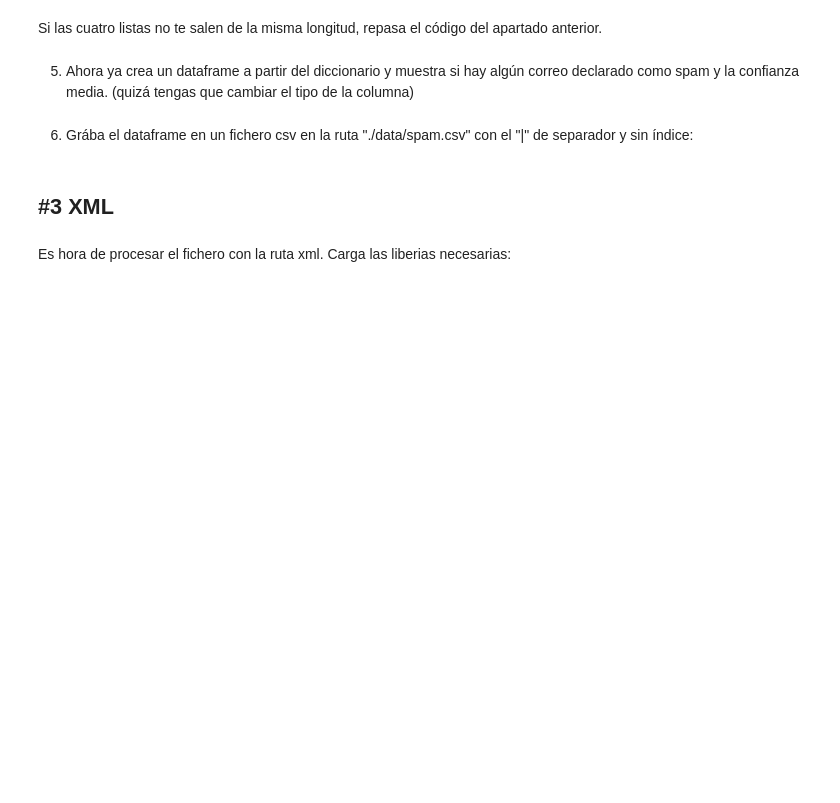
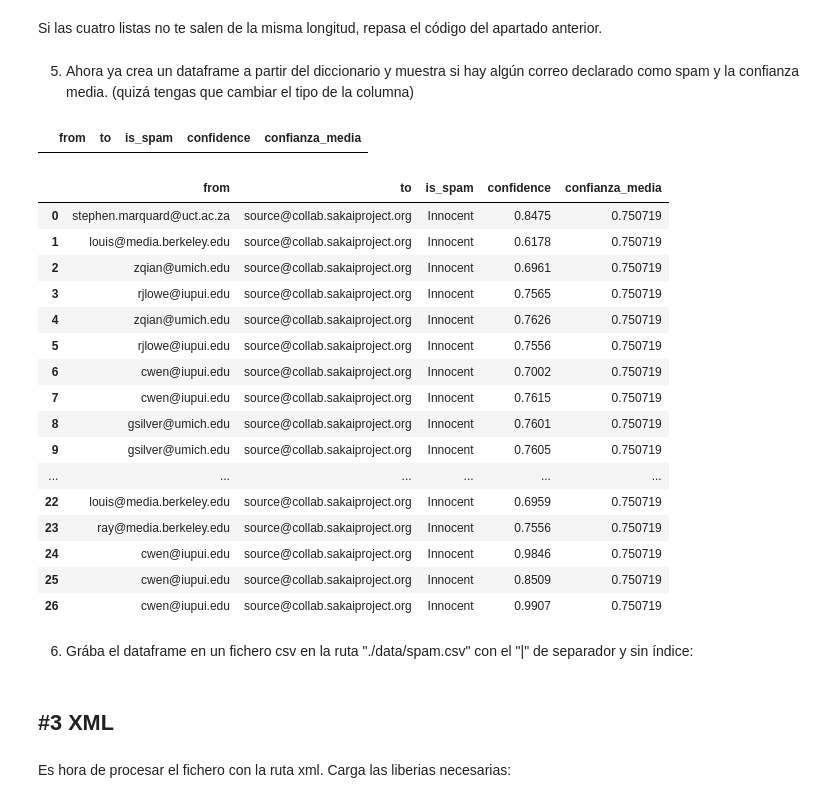
Before and after one commit to JesusGs91/ONLINE_DS_THEBRIDGE_JesusGonzalezSuarez, a Jupyter notebook: Sprint5/Unidad_02/Practica_Obligatoria/18_Practica_Obligatoria_Ficheros.ipynb, the cells around one changed output. Saved outputs shown, nothing was run; the diff lists cells and outputs as text; code cells hidden in the pictures; blank space fills up the shorter version.

```diff
--- a/Sprint5/Unidad_02/Practica_Obligatoria/18_Practica_Obligatoria_Ficheros.ipynb
+++ b/Sprint5/Unidad_02/Practica_Obligatoria/18_Practica_Obligatoria_Ficheros.ipynb
@@ -214,0 +239,29 @@ Por ejemplo, cuando llegue a una línea con "To:" que añada el correo a <diccio
+# %%
+patron_from = "From ([a-zA-Z0-9._-]+@[a-zA-Z0-9.-]+\.[a-zA-Z]{2,6})"
+patron_to = "To\: ([a-zA-Z0-9._-]+@[a-zA-Z0-9.-]+\.[a-zA-Z]{2,6})"
+patron_spam = 'X-DSPAM-Result: (.*)'
+praton_condidece = 'X-DSPAM-Confidence: (.*)'
+# %%
+
+lista_from = []
+lista_to = []
+lista_span = []
+lista_confidence = []
+for linea in lineas:
+    if re.findall(patron_from,linea) != []:
+        print(re.findall(patron_from,linea)[0])
+        lista_from.append(str(re.findall(patron_from,linea)[0]))
+
+    if re.findall(patron_to,linea) != []:
+        print(re.findall(patron_to,linea)[0])
+        lista_to.append(str(re.findall(patron_to,linea)[0]))
+
+    if re.findall(patron_spam,linea) != []:
+        print(re.findall(patron_spam,linea)[0])
+        lista_span.append(str(re.findall(patron_spam,linea)[0]))
+
+    if re.findall(praton_condidece,linea) != []:
+        print(re.findall(praton_condidece,linea)[0])
+        lista_confidence.append(re.findall(praton_condidece,linea)[0])
+
+diccionario_vacio = {"from": lista_from, "to": lista_to, "is_spam":lista_span, "confidence": lista_confidence }
@@ -218,5 +317,35 @@ Por ejemplo, cuando llegue a una línea con "To:" que añada el correo a <diccio
 Si las cuatro listas no te salen de la misma longitud, repasa el código del apartado anterior.
 # %% [markdown]
 5. Ahora ya crea un dataframe a partir del diccionario y muestra si hay algún correo declarado como spam y la confianza media. (quizá tengas que cambiar el tipo de la columna)
+# %%
+import pandas as pd
+df_correos = pd.DataFrame(diccionario_vacio)
+# %%
+df_correos.loc[df_correos.is_spam != "Innocent"]
+# %% [output]
+|  | from | to | is_spam | confidence | confianza_media |
+# %%
+
+df_correos["confianza_media"] = df_correos["confidence"].astype("float").mean()
+# %%
+df_correos
+# %% [output]
+|  | from | to | is_spam | confidence | confianza_media |
+| 0 | stephen.marquard@uct.ac.za | source@collab.sakaiproject.org | Innocent | 0.8475 | 0.750719 |
+| 1 | louis@media.berkeley.edu | source@collab.sakaiproject.org | Innocent | 0.6178 | 0.750719 |
+| 2 | zqian@umich.edu | source@collab.sakaiproject.org | Innocent | 0.6961 | 0.750719 |
+| 3 | rjlowe@iupui.edu | source@collab.sakaiproject.org | Innocent | 0.7565 | 0.750719 |
+| 4 | zqian@umich.edu | source@collab.sakaiproject.org | Innocent | 0.7626 | 0.750719 |
+| 5 | rjlowe@iupui.edu | source@collab.sakaiproject.org | Innocent | 0.7556 | 0.750719 |
+| 6 | cwen@iupui.edu | source@collab.sakaiproject.org | Innocent | 0.7002 | 0.750719 |
+| 7 | cwen@iupui.edu | source@collab.sakaiproject.org | Innocent | 0.7615 | 0.750719 |
+| 8 | gsilver@umich.edu | source@collab.sakaiproject.org | Innocent | 0.7601 | 0.750719 |
+| 9 | gsilver@umich.edu | source@collab.sakaiproject.org | Innocent | 0.7605 | 0.750719 |
+| ... | ... | ... | ... | ... | ... |
+| 22 | louis@media.berkeley.edu | source@collab.sakaiproject.org | Innocent | 0.6959 | 0.750719 |
+| 23 | ray@media.berkeley.edu | source@collab.sakaiproject.org | Innocent | 0.7556 | 0.750719 |
+| 24 | cwen@iupui.edu | source@collab.sakaiproject.org | Innocent | 0.9846 | 0.750719 |
+| 25 | cwen@iupui.edu | source@collab.sakaiproject.org | Innocent | 0.8509 | 0.750719 |
+| 26 | cwen@iupui.edu | source@collab.sakaiproject.org | Innocent | 0.9907 | 0.750719 |
 # %% [markdown]
 6. Grába el dataframe en un fichero csv en la ruta "./data/spam.csv" con el "|" de separador y sin índice:
```
Also changed, not shown: parts of 17 cells of this notebook, 5 other files.
